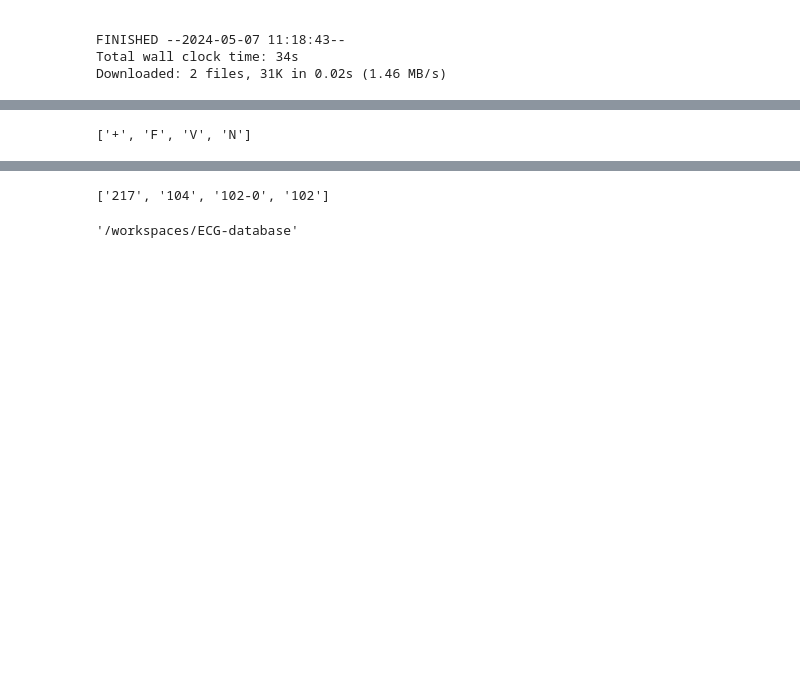
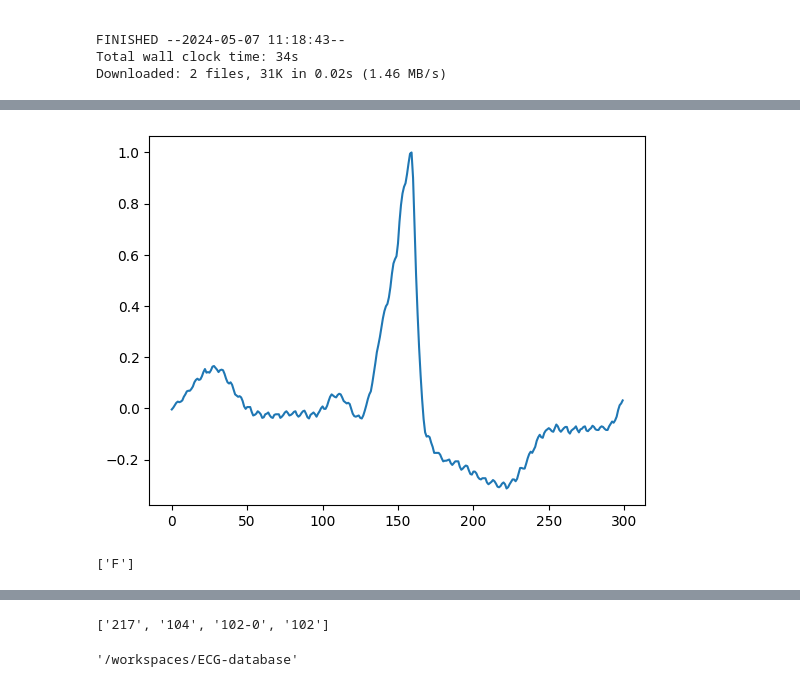
Before and after one commit to qqwqy/ECG-database, a Jupyter notebook: ECG信号处理 (1).ipynb, the cells around one changed output, grey strips where cells are left out. Saved outputs shown, nothing was run; the diff lists cells and outputs as text; code cells hidden in the pictures; blank space fills up the shorter version.

```diff
--- a/ECG信号处理 (1).ipynb
+++ b/ECG信号处理 (1).ipynb
@@ -91,23 +97,27 @@ print(signal_ann.symbol)
 # %%
 # 找出F类心拍
 url= './physionet.org/files/mitdb/1.0.0/208'
+sampfrom=540
+sampto=840
 record = wfdb.rdrecord(url, # 文件所在路径
-                       sampfrom=0, # 读取100这个记录的起点，从第0个点开始读
-                       sampto=500, # 读取记录的终点，到1000个点结束
+                       sampfrom=sampfrom, # 读取100这个记录的起点，从第0个点开始读
+                       sampto=sampto, # 读取记录的终点，到1000个点结束
                        physical=False, # 若为True则读取原始信号p_signal，如果为False则读取数字信号d_signal，默认为False
                        channels=[0]) # 读取那个通道，也可以用channel_names指定某个通道;如channel_names=['MLII']
 signal = record.d_signal[0:4000]
 amplitude = (signal - np.min(signal))
 amplitude = amplitude - np.mean(amplitude)
 amplitude = amplitude / np.max(amplitude)
 amplitude = pd.DataFrame(amplitude)
 amplitude.to_csv('F_ecg.csv')  #未去噪的V类ECG数据
 
-
-signal_ann = wfdb.rdann(url, "atr", sampfrom=0, sampto=500)
+plt.plot(amplitude)
+plt.show()
+signal_ann = wfdb.rdann(url, "atr", sampfrom=sampfrom, sampto=sampto)
 # 将读取到的annatations的心拍绘制到心电图上
 
 print(signal_ann.symbol)
 # %% [output]
+[figure, added]
-['+', 'F', 'V', 'N']
+['F']
 # %%
```
Also changed, not shown: parts of 6 cells of this notebook, 4 other files.
